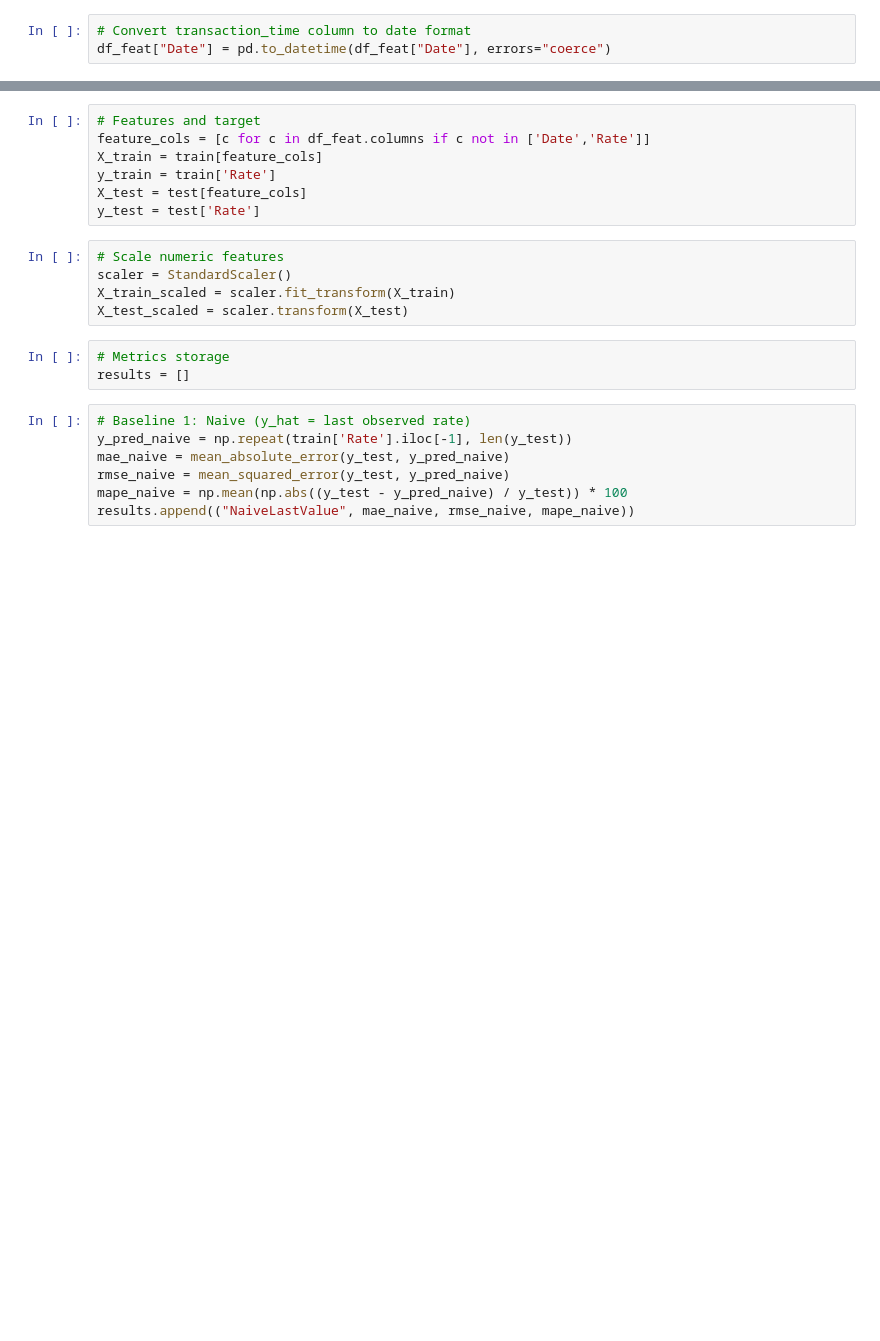
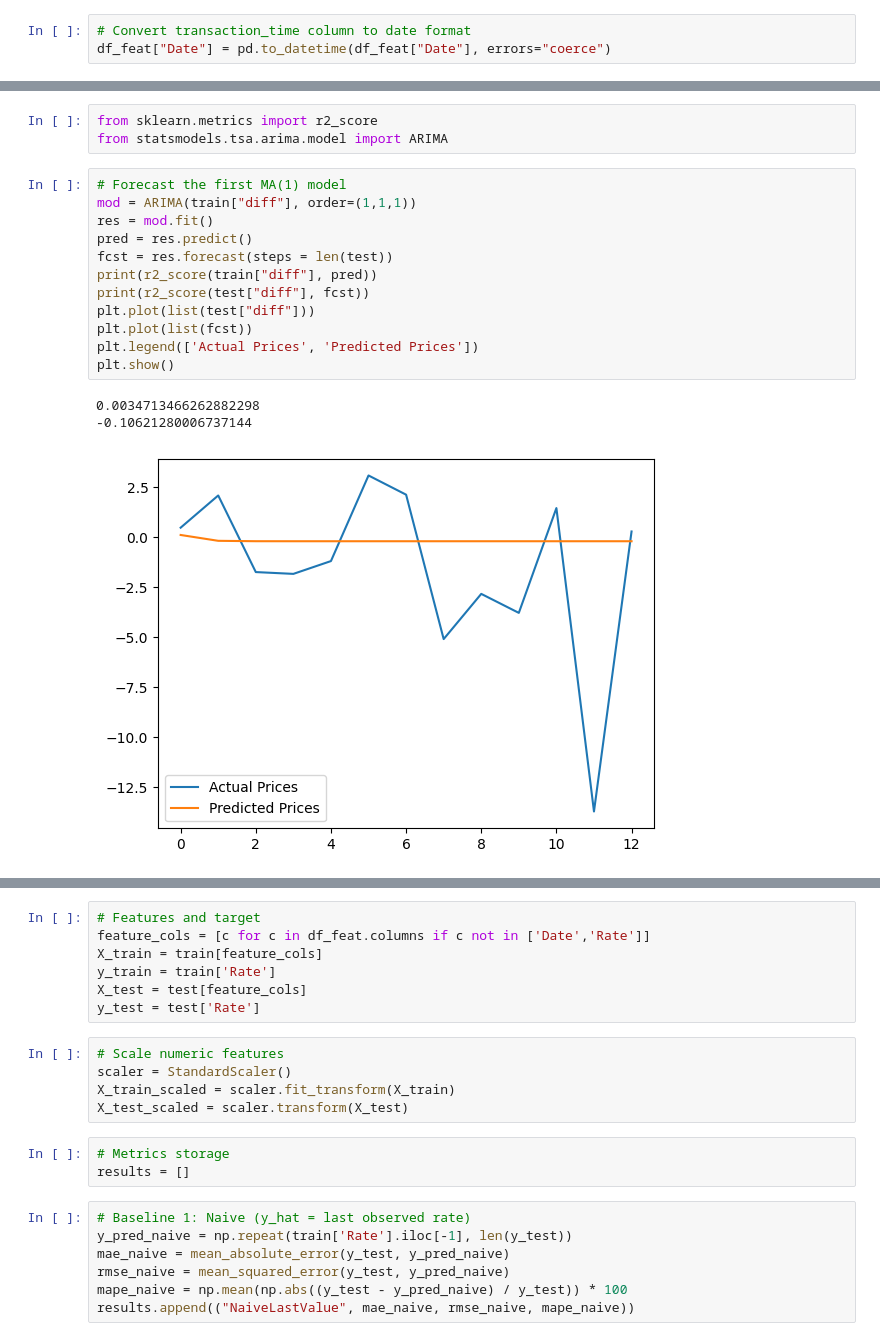
Before and after one commit to Samuel-Ozechi/NGForexCast, a Jupyter notebook: notebooks/modelling.ipynb, the cells around one changed output, grey strips where cells are left out. Cells and saved outputs as stored; diff of their text form; blank space fills up the shorter version.

```diff
--- a/notebooks/modelling.ipynb
+++ b/notebooks/modelling.ipynb
@@ -57,0 +157,19 @@ df_feat["Date"] = pd.to_datetime(df_feat["Date"], errors="coerce")
+# %%
+from sklearn.metrics import r2_score
+from statsmodels.tsa.arima.model import ARIMA
+# %%
+# Forecast the first MA(1) model
+mod = ARIMA(train["diff"], order=(1,1,1))
+res = mod.fit()
+pred = res.predict()
+fcst = res.forecast(steps = len(test))
+print(r2_score(train["diff"], pred))
+print(r2_score(test["diff"], fcst))
+plt.plot(list(test["diff"]))
+plt.plot(list(fcst))
+plt.legend(['Actual Prices', 'Predicted Prices'])
+plt.show()
+# %% [output]
+0.0034713466262882298
+-0.10621280006737144
+[figure, added]
```
Also changed, not shown: parts of 11 cells of this notebook.
